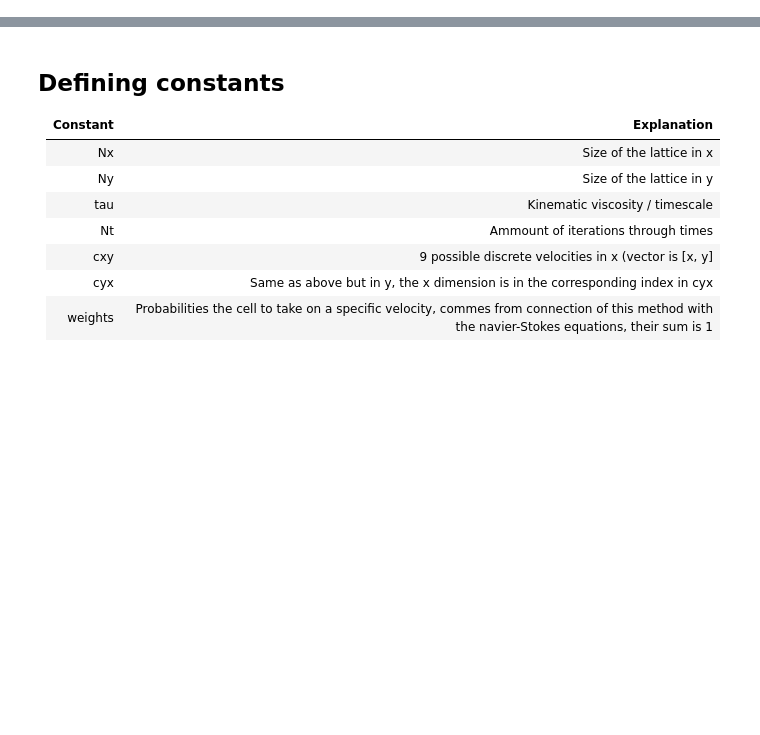
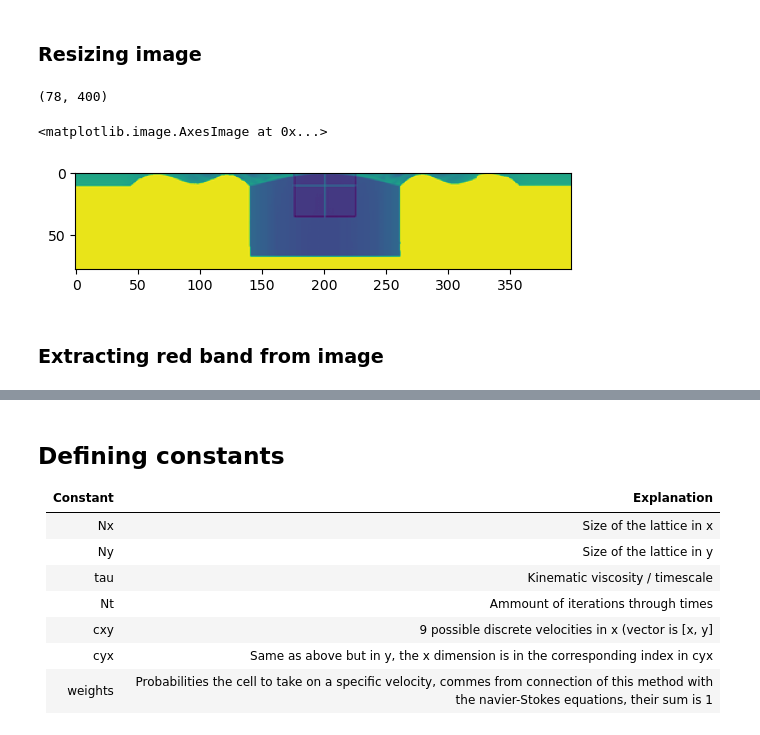
Before and after one commit to Dunckleosteus/fluid-simulation, a Jupyter notebook: FluidSim.ipynb, the cells around one changed output, grey strips where cells are left out. Cells and saved outputs as stored; diff of their text form; code cells hidden in the pictures; blank space fills up the shorter version.

```diff
--- a/FluidSim.ipynb
+++ b/FluidSim.ipynb
@@ -15,0 +28,21 @@ import matplotlib.animation as animation
+# %% [markdown]
+### Resizing image
+# %%
+# resizing image
+new_width = 400
+width_percent = (new_width / float(im.size[0]))
+new_height = int((float(im.size[1]) * float(width_percent)))
+
+resized_img = im.resize((new_width, new_height))
+# resized_img = resized_img.convert("L")
+
+np_img = np.array(resized_img)
+np_img = np_img[:, :, 0]
+print(np_img.shape)
+pyplot.imshow(np_img)
+# %% [output]
+(78, 400)
+<matplotlib.image.AxesImage at 0x...>
+[figure, added]
+# %% [markdown]
+### Extracting red band from image
```
Also changed, not shown: parts of 17 cells of this notebook, 7 other files.
